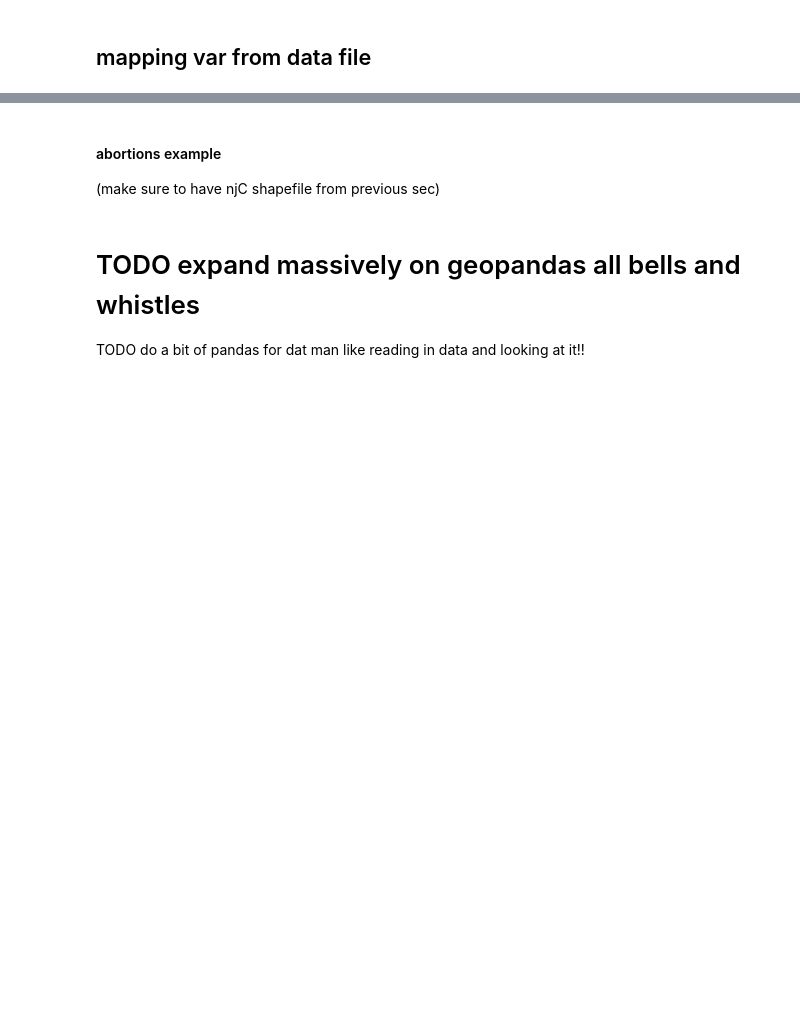
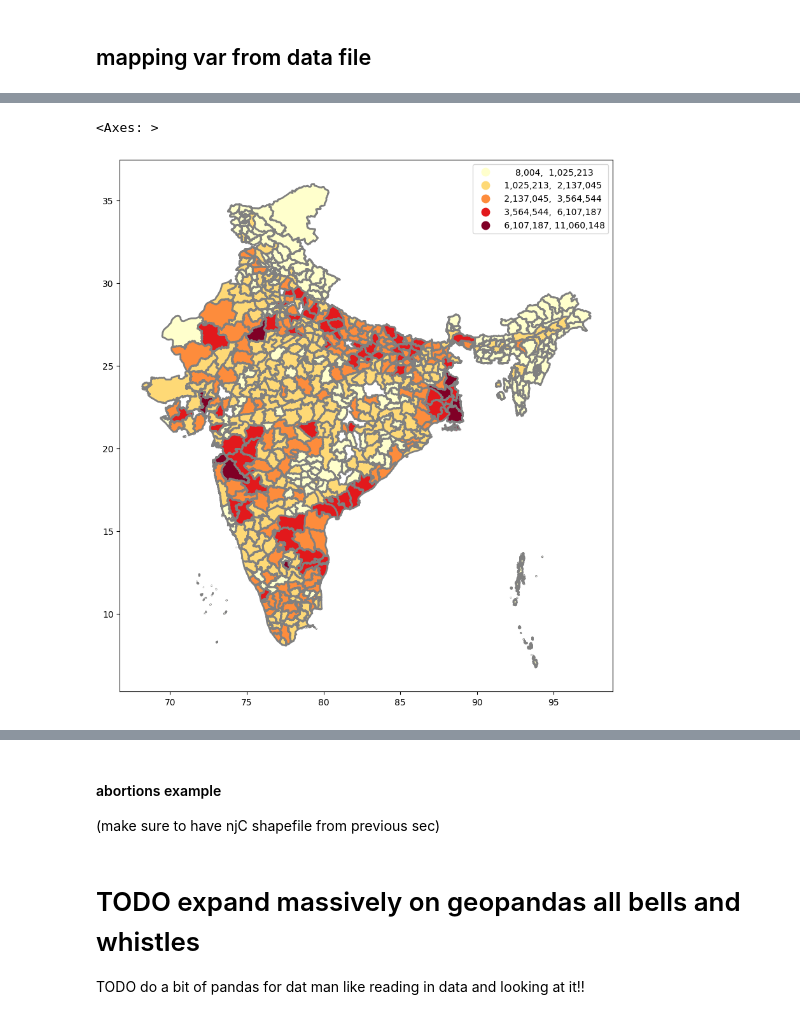
Before and after one commit to HarshGujarathi7/GISTEST, a Jupyter notebook: ps1.ipynb, the cells around one changed output, grey strips where cells are left out. Cells and saved outputs as stored; diff of their text form; code cells hidden in the pictures; blank space fills up the shorter version.

```diff
--- a/ps1.ipynb
+++ b/ps1.ipynb
@@ -89,6 +110,10 @@ Index(['objectid', 'statecode', 'statename', 'state_ut', 'distcode',
        'distname', 'distarea', 'totalpopul', 'totalhh', 'totpopmale',
        'totpopfema', 'st_areasha', 'st_lengths', 'geometry'],
       dtype='object')
+# %%
+india['distname'] = india['distname'].str.upper()
+india['statename'] = india['statename'].str.upper()
+india.rename(columns= { 'statename':'STATE'}, inplace=True)
 # %%
 india.describe
 # %% [output]
@@ -138,7 +178,10 @@ njC.plot() #yay love the shape
 # %%
 #sometimes lucky and have the variable we want to map in the shapefile
-njC.plot(figsize=(10,12),column='POPDEN2010',legend=True,cmap='YlOrRd',scheme='natural_breaks',k=5,
+india.plot(figsize=(10,12),column='totalpopul',legend=True,cmap='YlOrRd',scheme='natural_breaks',k=5,
          edgecolor='grey',linewidth=2,legend_kwds= {"fmt": "{:,.0f}"}) #,ax=ax
+# %% [output]
+<Axes: >
+[figure, added]
 # %%
 # we can overlay layers; lets get nj uni shapefile on it
 !wget -q -O col.zip  https://docs.google.com/uc?id=1bb9KES6QDE7cleE4L38yQ7939LlXUHB5&export=download
```
Also changed, not shown: parts of 15 cells of this notebook.
